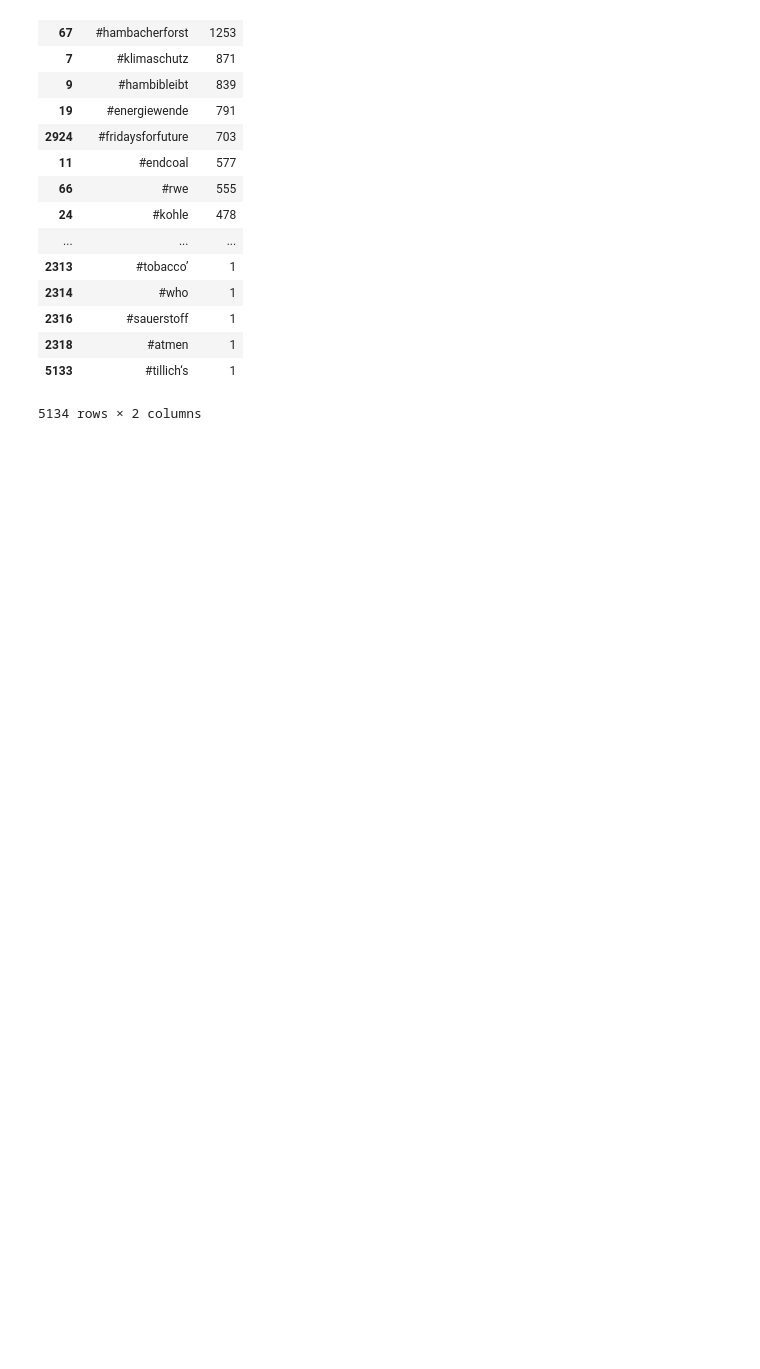
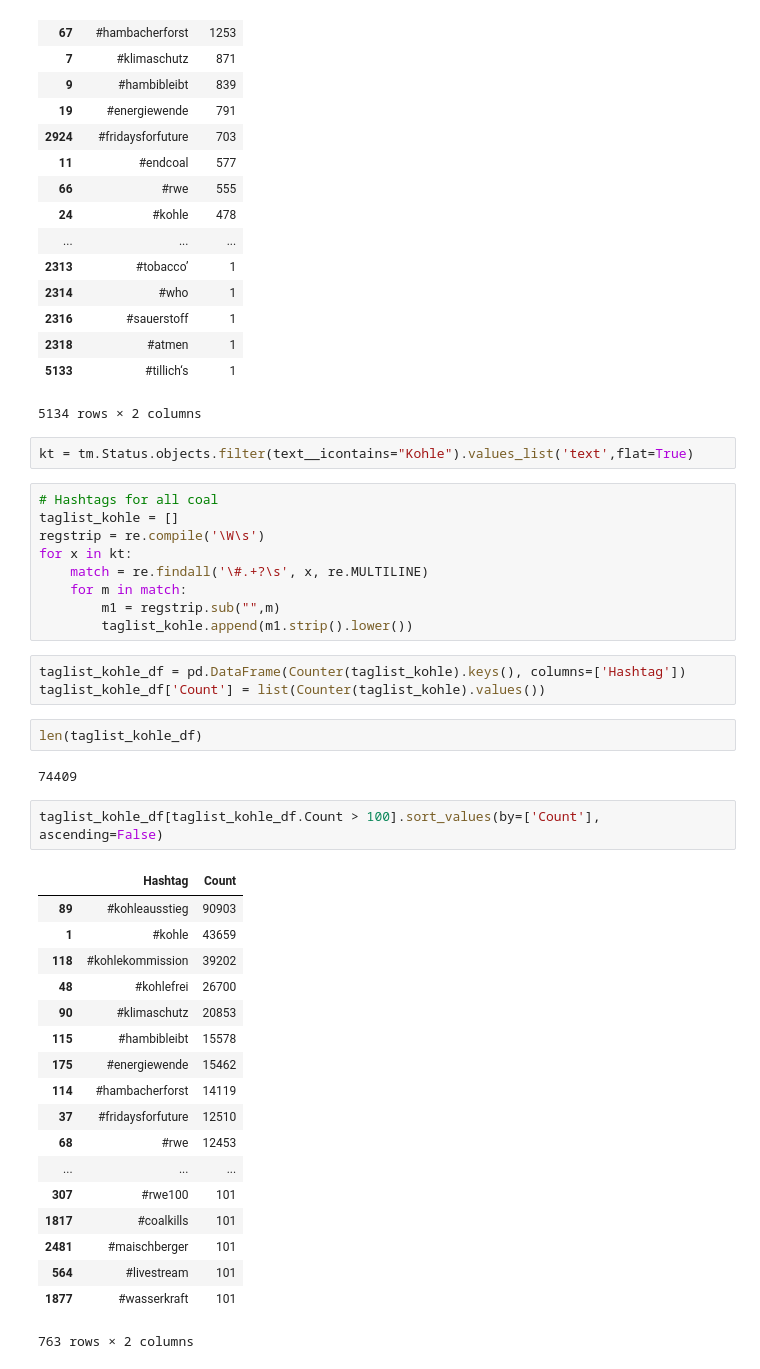
Before and after one commit to yuantinglee/twitter-discourse, a Jupyter notebook: analysis/descriptives.ipynb, the cells around one changed output. Saved outputs shown, nothing was run; the diff lists cells and outputs as text; blank space fills up the shorter version.

Commit message:
update hashtags

```diff
--- a/analysis/descriptives.ipynb
+++ b/analysis/descriptives.ipynb
@@ -299,3 +264,42 @@ taglist_df.sort_values(by=['Count'], ascending=False)
 | 2318 | #atmen | 1 |
 | 5133 | #tillich‘s | 1 |
 5134 rows × 2 columns
+# %%
+kt = tm.Status.objects.filter(text__icontains="Kohle").values_list('text',flat=True)
+# %%
+# Hashtags for all coal
+taglist_kohle = []
+regstrip = re.compile('\W\s')
+for x in kt:
+    match = re.findall('\#.+?\s', x, re.MULTILINE)
+    for m in match:
+        m1 = regstrip.sub("",m)
+        taglist_kohle.append(m1.strip().lower())
+# %%
+taglist_kohle_df = pd.DataFrame(Counter(taglist_kohle).keys(), columns=['Hashtag'])
+taglist_kohle_df['Count'] = list(Counter(taglist_kohle).values())
+# %%
+len(taglist_kohle_df)
+# %% [output]
+74409
+# %%
+taglist_kohle_df[taglist_kohle_df.Count > 100].sort_values(by=['Count'], ascending=False)
+# %% [output]
+|  | Hashtag | Count |
+| 89 | #kohleausstieg | 90903 |
+| 1 | #kohle | 43659 |
+| 118 | #kohlekommission | 39202 |
+| 48 | #kohlefrei | 26700 |
+| 90 | #klimaschutz | 20853 |
+| 115 | #hambibleibt | 15578 |
+| 175 | #energiewende | 15462 |
+| 114 | #hambacherforst | 14119 |
+| 37 | #fridaysforfuture | 12510 |
+| 68 | #rwe | 12453 |
+| ... | ... | ... |
+| 307 | #rwe100 | 101 |
+| 1817 | #coalkills | 101 |
+| 2481 | #maischberger | 101 |
+| 564 | #livestream | 101 |
+| 1877 | #wasserkraft | 101 |
+763 rows × 2 columns
```
Also changed, not shown: parts of 8 cells of this notebook.
